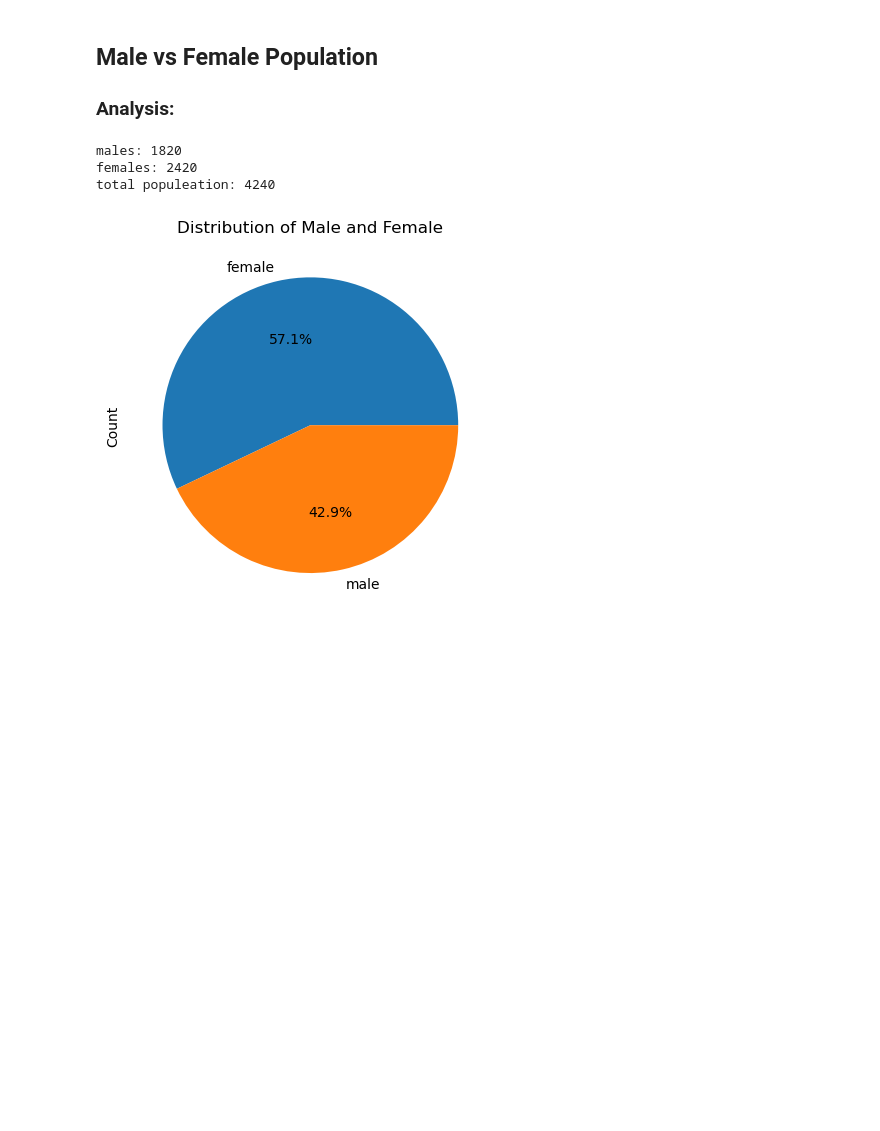
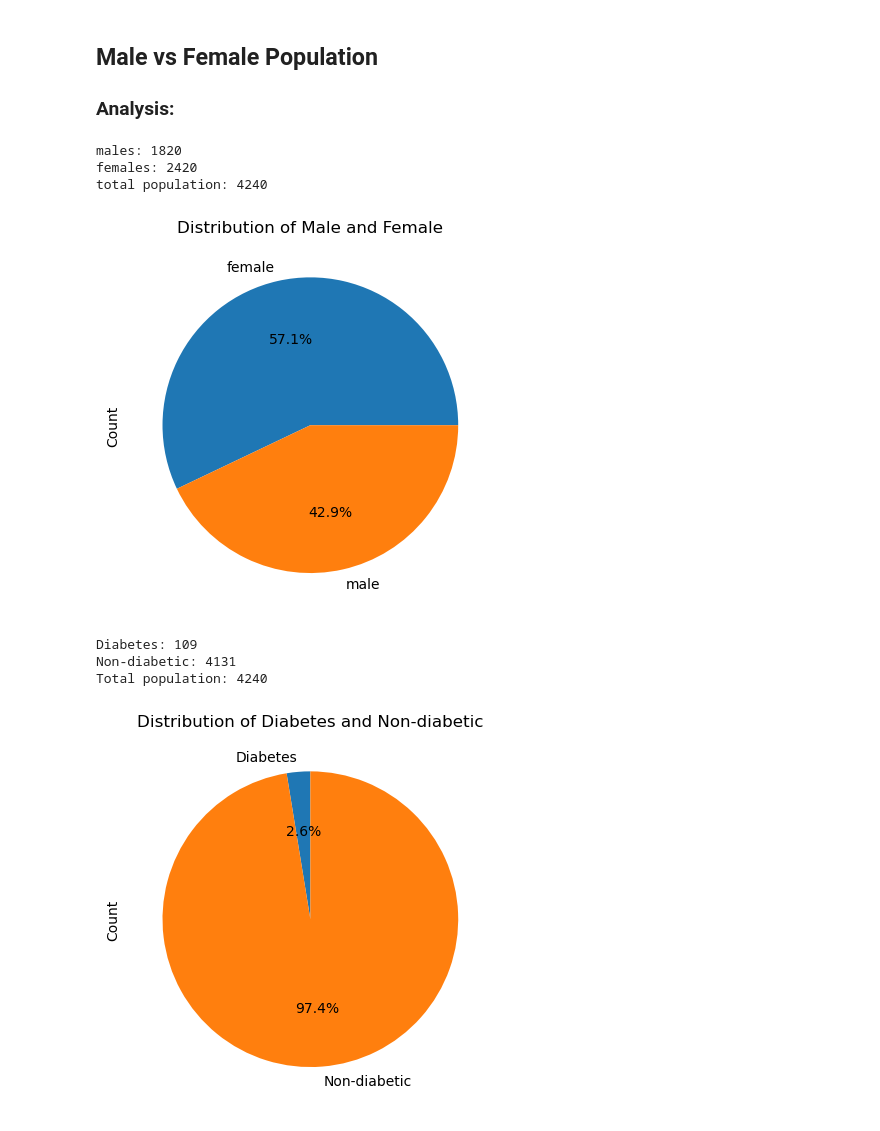
Before and after one commit to myhre062/heart-disease-analysis, a Jupyter notebook: heart-disease-data-analysis.ipynb, the cells around one changed output. Drawn from its saved outputs; the diff is of its cells as text; code cells hidden in the pictures; blank space fills up the shorter version.

Commit message:
first graphs

```diff
--- a/heart-disease-data-analysis.ipynb
+++ b/heart-disease-data-analysis.ipynb
@@ -31,7 +33,7 @@ male_count = (heart_analysis_df['male'] == 1).sum()
 female_count = (heart_analysis_df['male'] == 0).sum()
 print(f'males: {male_count}')
 print(f'females: {female_count}')
-print(f'total populeation: {male_count+female_count}')
+print(f'total population: {male_count+female_count}')
 labels = ['female', 'male']
 sizes = [female_count, male_count]
 sex_population_df = pd.DataFrame({'Sex': labels, 'Count': sizes})
@@ -41,5 +43,22 @@ plt.show()
 # %% [output]
 males: 1820
 females: 2420
-total populeation: 4240
+total population: 4240
 [figure]
+# %%
+diabetes_count = (heart_analysis_df['diabetes'] == 1).sum()
+non_diabetes_count = (heart_analysis_df['diabetes'] == 0).sum()
+print(f'Diabetes: {diabetes_count}')
+print(f'Non-diabetic: {non_diabetes_count}')
+print(f'Total population: {diabetes_count+non_diabetes_count}')
+labels = ['Diabetes', 'Non-diabetic']
+sizes = [diabetes_count, non_diabetes_count]
+diabetes_population_df = pd.DataFrame({'diabetes': labels, 'Count': sizes})
+diabetes_population_df.plot.pie(y='Count', labels=diabetes_population_df['diabetes'], autopct='%1.1f%%', legend=False, startangle=90)
+plt.title('Distribution of Diabetes and Non-diabetic')
+plt.show()
+# %% [output]
+Diabetes: 109
+Non-diabetic: 4131
+Total population: 4240
+[figure, added]
```
Also changed, not shown: parts of 8 cells of this notebook.
